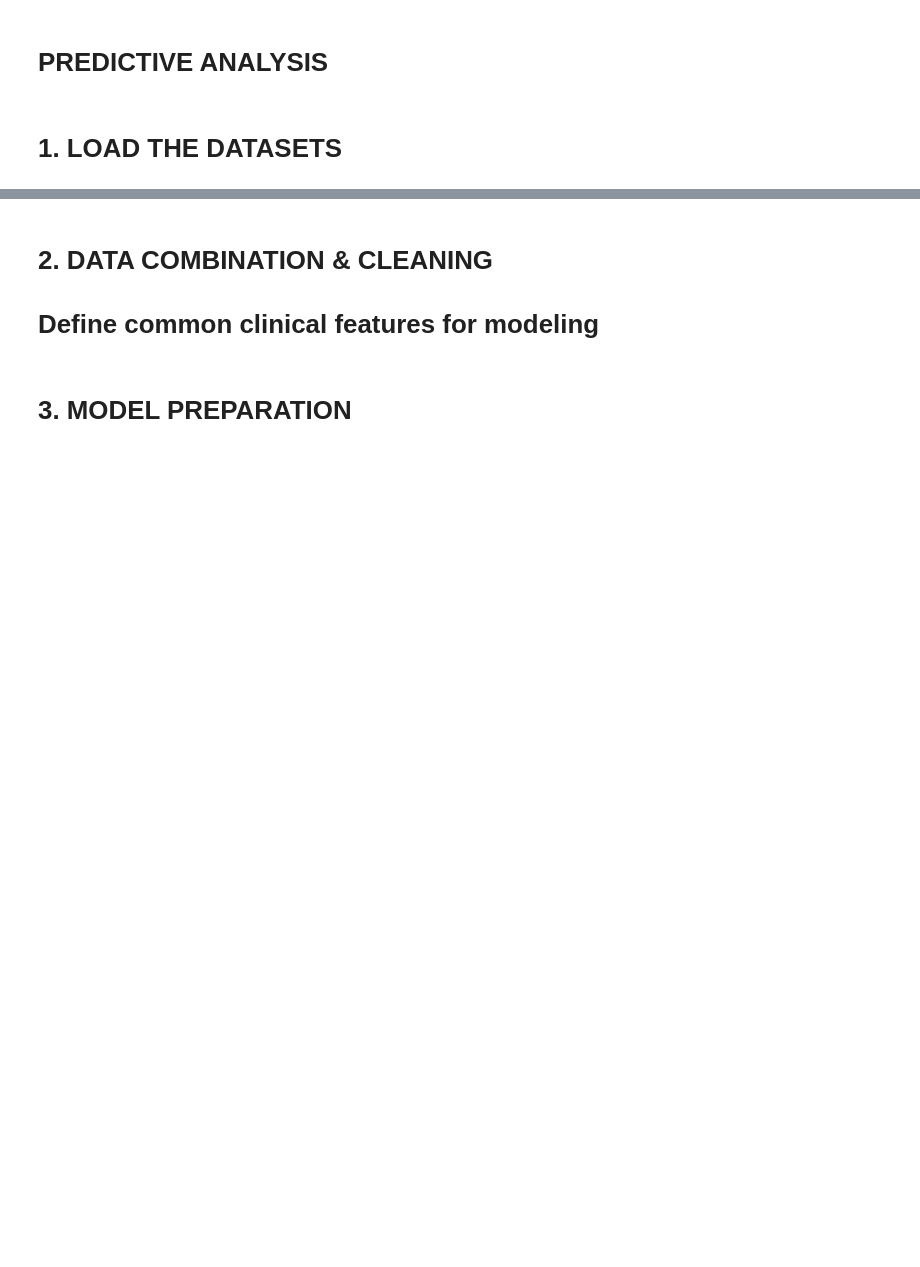
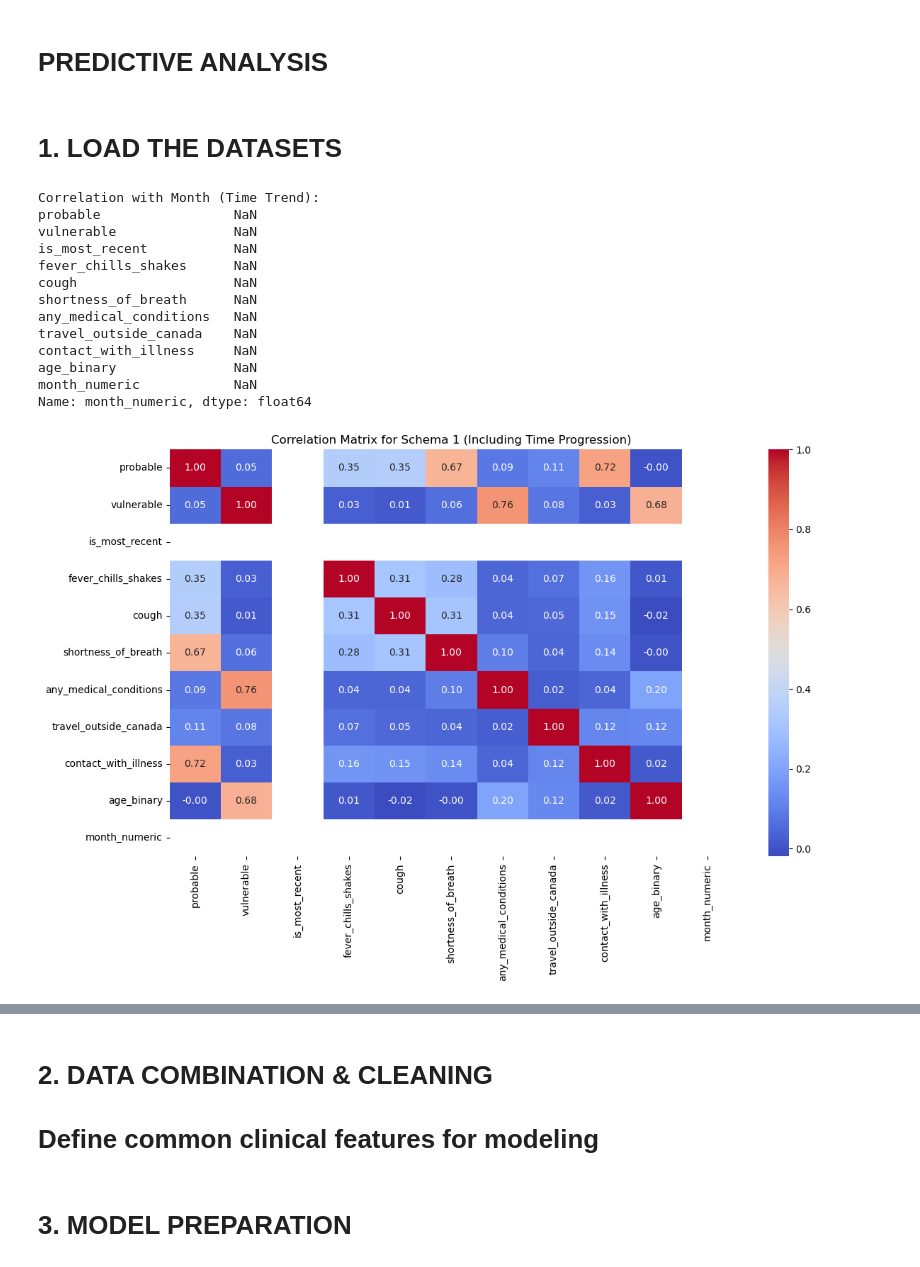
Before and after one commit to neeturathaur-sys/Team8_PyMaster_PythonHackathon_December25, a Jupyter notebook: Elavarasi/Team8_PyMaster_5.PredictiveAnalysis.ipynb, the cells around one changed output, grey strips where cells are left out. Drawn from its saved outputs; the diff is of its cells as text; code cells hidden in the pictures; blank space fills up the shorter version.

```diff
--- a/Elavarasi/Team8_PyMaster_5.PredictiveAnalysis.ipynb
+++ b/Elavarasi/Team8_PyMaster_5.PredictiveAnalysis.ipynb
@@ -27,3 +28,51 @@ files = [
 
 dfs = [pd.read_excel(f) for f in files]
 df1, df2, df3 = dfs
+# %%
+# how features correlate with the progression of time (the month).
+# To do this, we must first map the months to numeric values.
+
+month_map = {'April': 4, 'May': 5, 'June': 6, 'July': 7}
+df1['month_numeric'] = df1['month'].map(month_map)
+
+# Calculate the correlation matrix including the numeric month
+# Note: fsa and age_1 are strings and will be ignored by .corr()
+corr_matrix = df1.select_dtypes(include=['number']).corr()
+
+# Extract the correlation of features with 'month_numeric'
+# This shows how symptoms or risk factors trended over time.
+month_correlations = corr_matrix['month_numeric'].sort_values(ascending=False)
+
+# Visualization: Heatmap of the correlation matrix
+plt.figure(figsize=(12, 8))
+sns.heatmap(corr_matrix, annot=True, cmap='coolwarm', fmt=".2f")
+plt.title('Correlation Matrix for Schema 1 (Including Time Progression)')
+plt.tight_layout()
+plt.savefig('df1_correlation_matrix.png')
+
+# Visualization: Bar chart of correlations with month
+plt.figure(figsize=(10, 6))
+month_correlations.drop('month_numeric').plot(kind='bar', color='teal')
+plt.title('Correlation of Features with Month (April to July)')
+plt.ylabel('Correlation Coefficient')
+plt.axhline(0, color='black', linewidth=0.8)
+plt.tight_layout()
+
+
+print("Correlation with Month (Time Trend):")
+print(month_correlations)
+# %% [output]
+Correlation with Month (Time Trend):
+probable                 NaN
+vulnerable               NaN
+is_most_recent           NaN
+fever_chills_shakes      NaN
+cough                    NaN
+shortness_of_breath      NaN
+any_medical_conditions   NaN
+travel_outside_canada    NaN
+contact_with_illness     NaN
+age_binary               NaN
+month_numeric            NaN
+Name: month_numeric, dtype: float64
+[figure, added]
```
Also changed, not shown: parts of 5 cells of this notebook, 1 other file.
